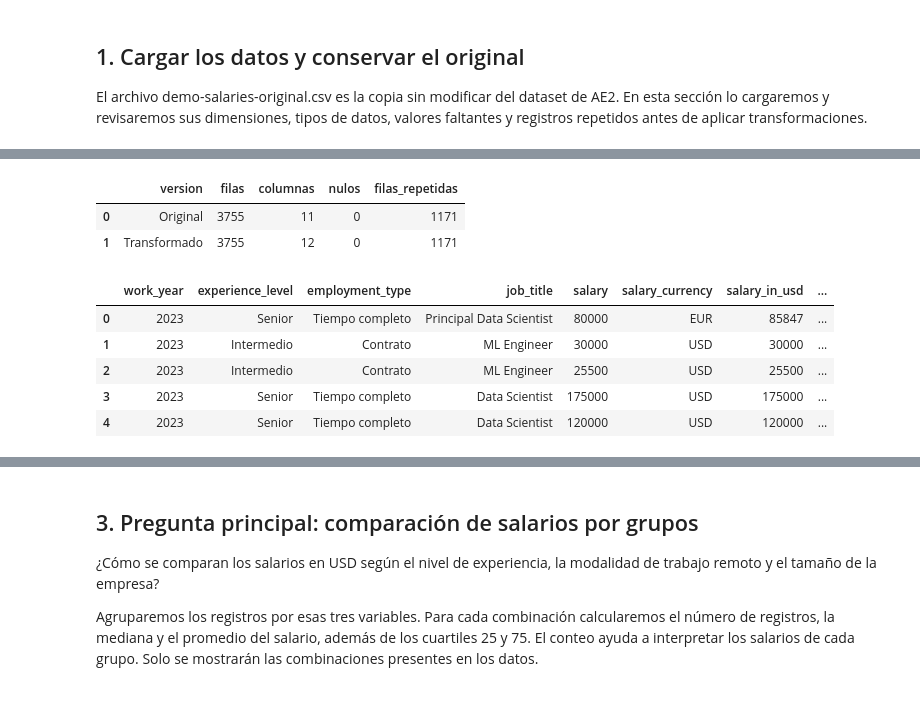
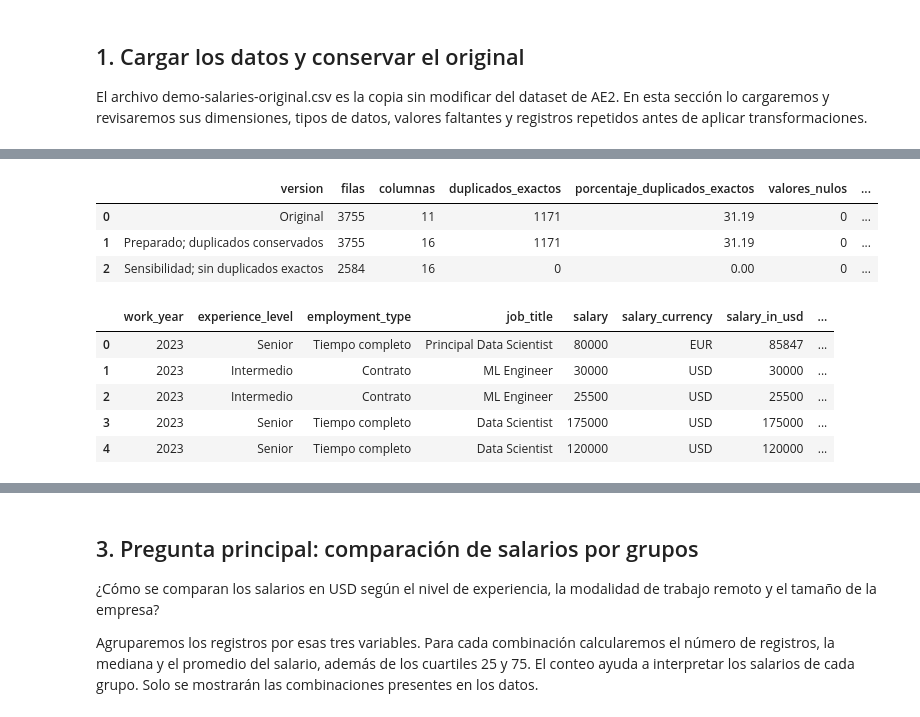
Before and after one commit to Carozuhe/Proyecto_analitica_3, a Jupyter notebook: src/AE3/Semana_3_AE3.ipynb, the cells around one changed output, grey strips where cells are left out. Cells and saved outputs as stored; diff of their text form; code cells hidden in the pictures.

```diff
--- a/src/Entrega_3/Semana_3_AE3.ipynb
+++ b/src/AE3/Semana_3_AE3.ipynb
@@ -36,12 +36,12 @@ from IPython.display import display
 ROOT = Path.cwd().resolve()
 
 while ROOT != ROOT.parent and not (
-    ROOT / "src" / "Entrega_3" / "datos" / "demo-salaries-original.csv"
+    ROOT / "src" / "AE3" / "datos" / "demo-salaries-original.csv"
 ).is_file():
     ROOT = ROOT.parent
 
 RUTA_ORIGINAL = (
-    ROOT / "src" / "Entrega_3" / "datos" / "demo-salaries-original.csv"
+    ROOT / "src" / "AE3" / "datos" / "demo-salaries-original.csv"
 )
 
 if not RUTA_ORIGINAL.is_file():
@@ -114,6 +114,8 @@ columnas_requeridas = {
     "salary_in_usd",
     "remote_ratio",
     "company_size",
+    "employee_residence",
+    "company_location",
 }
 
 faltantes = columnas_requeridas - set(df.columns)
@@ -150,55 +152,84 @@ for columna, equivalencias in categorias.items():
     desconocidos = set(valores.dropna()) - set(equivalencias)
 
     if desconocidos:
         raise ValueError(
             f"Códigos no contemplados en {columna}: {sorted(desconocidos)}"
         )
 
     df.loc[:, columna] = valores.map(equivalencias)
 
 # Derivar la modalidad laboral del porcentaje remoto.
 modalidades = {
     0: "Presencial",
     50: "Híbrido",
     100: "Remoto",
 }
 
 ratios_desconocidos = set(df["remote_ratio"].dropna().astype(int)) - set(modalidades)
 if ratios_desconocidos:
     raise ValueError(f"Valores inesperados en remote_ratio: {sorted(ratios_desconocidos)}")
 
 df.loc[:, "remote_work_mode"] = df["remote_ratio"].map(modalidades)
 
+# Añadir variables derivadas para facilitar comparaciones descriptivas.
+orden_experiencia = {"Inicial": 1, "Intermedio": 2, "Senior": 3, "Ejecutivo": 4}
+orden_tamano_empresa = {"Pequeña": 1, "Mediana": 2, "Grande": 3}
+df.loc[:, "experience_level_order"] = df["experience_level"].map(orden_experiencia).astype("Int64")
+df.loc[:, "company_size_order"] = df["company_size"].map(orden_tamano_empresa).astype("Int64")
+df.loc[:, "work_location_relation"] = df["employee_residence"].eq(
+    df["company_location"]
+).map({True: "Mismo país", False: "País diferente"})
+
+cuartiles_salario = df["salary_in_usd"].quantile([0.25, 0.5, 0.75])
+limites_salario = [
+    float("-inf"),
+    cuartiles_salario.loc[0.25],
+    cuartiles_salario.loc[0.5],
+    cuartiles_salario.loc[0.75],
+    float("inf"),
+]
+if len(set(limites_salario)) != len(limites_salario):
+    raise ValueError("Los cuartiles de salary_in_usd deben ser distintos para crear bandas.")
+
+df.loc[:, "salary_usd_quartile"] = pd.cut(
+    df["salary_in_usd"],
+    bins=limites_salario,
+    labels=["Hasta Q1", "Q1 a mediana", "Mediana a Q3", "Sobre Q3"],
+    include_lowest=True,
+)
+
 # Revisar que el salario en dólares no sea negativo.
 if (df["salary_in_usd"].dropna() < 0).any():
     raise ValueError("Se encontraron salarios negativos en salary_in_usd.")
 
-# Comparar el original y el DataFrame transformado.
-comparacion = pd.DataFrame(
-    [
-        {
-            "version": "Original",
-            "filas": len(df_original),
-            "columnas": len(df_original.columns),
-            "nulos": int(df_original.isna().sum().sum()),
-            "filas_repetidas": int(df_original.duplicated().sum()),
-        },
-        {
-            "version": "Transformado",
-            "filas": len(df),
-            "columnas": len(df.columns),
-            "nulos": int(df.isna().sum().sum()),
-            "filas_repetidas": int(df.duplicated().sum()),
-        },
-    ]
-)
+# Comparar original, preparado y sensibilidad sin duplicados exactos.
+df_sin_duplicados_exactos = df.drop_duplicates()
+
+def resumir_version(nombre, datos):
+    return {
+        "version": nombre,
+        "filas": len(datos),
+        "columnas": len(datos.columns),
+        "duplicados_exactos": int(datos.duplicated().sum()),
+        "porcentaje_duplicados_exactos": round(float(datos.duplicated().mean() * 100), 2),
+        "valores_nulos": int(datos.isna().sum().sum()),
+        "salario_usd_promedio": round(float(datos["salary_in_usd"].mean()), 2),
+        "salario_usd_mediana": float(datos["salary_in_usd"].median()),
+    }
+
+comparacion = pd.DataFrame([
+    resumir_version("Original", df_original),
+    resumir_version("Preparado; duplicados conservados", df),
+    resumir_version("Sensibilidad; sin duplicados exactos", df_sin_duplicados_exactos),
+])
 
 display(comparacion)
 display(df.head())
 # %% [output]
-|  | version | filas | columnas | nulos | filas_repetidas |
-| 0 | Original | 3755 | 11 | 0 | 1171 |
-| 1 | Transformado | 3755 | 12 | 0 | 1171 |
+|  | version | filas | columnas | duplicados_exactos | porcentaje_duplicados_exactos | valores_nulos | ... |
+| 0 | Original | 3755 | 11 | 1171 | 31.19 | 0 | ... |
+| 1 | Preparado; duplicados conservados | 3755 | 16 | 1171 | 31.19 | 0 | ... |
+| 2 | Sensibilidad; sin duplicados exactos | 2584 | 16 | 0 | 0.00 | 0 | ... |
 |  | work_year | experience_level | employment_type | job_title | salary | salary_currency | salary_in_usd | ... |
 | 0 | 2023 | Senior | Tiempo completo | Principal Data Scientist | 80000 | EUR | 85847 | ... |
 | 1 | 2023 | Intermedio | Contrato | ML Engineer | 30000 | USD | 30000 | ... |
```
Also changed, not shown: parts of 12 cells of this notebook, 12 other files.
